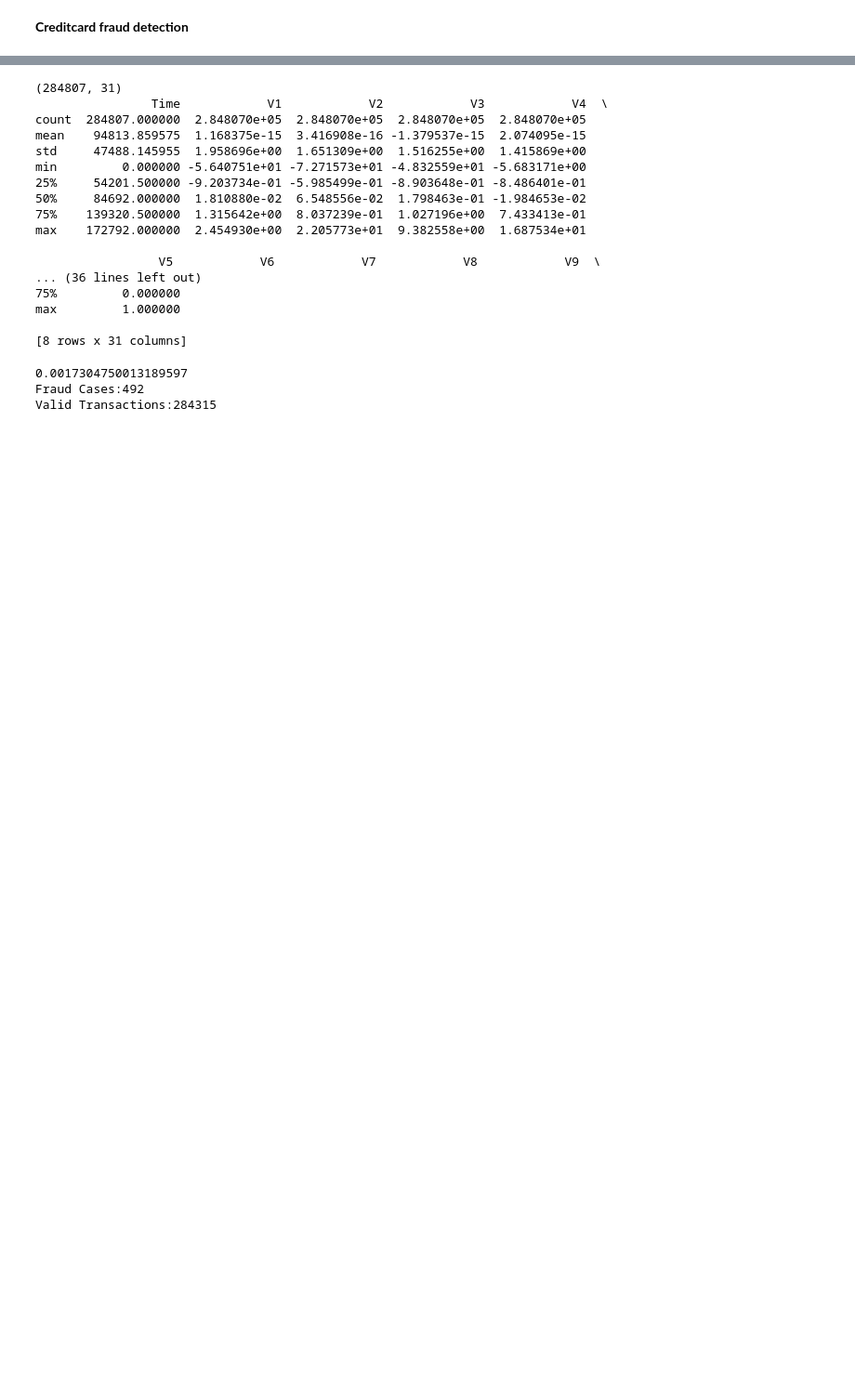
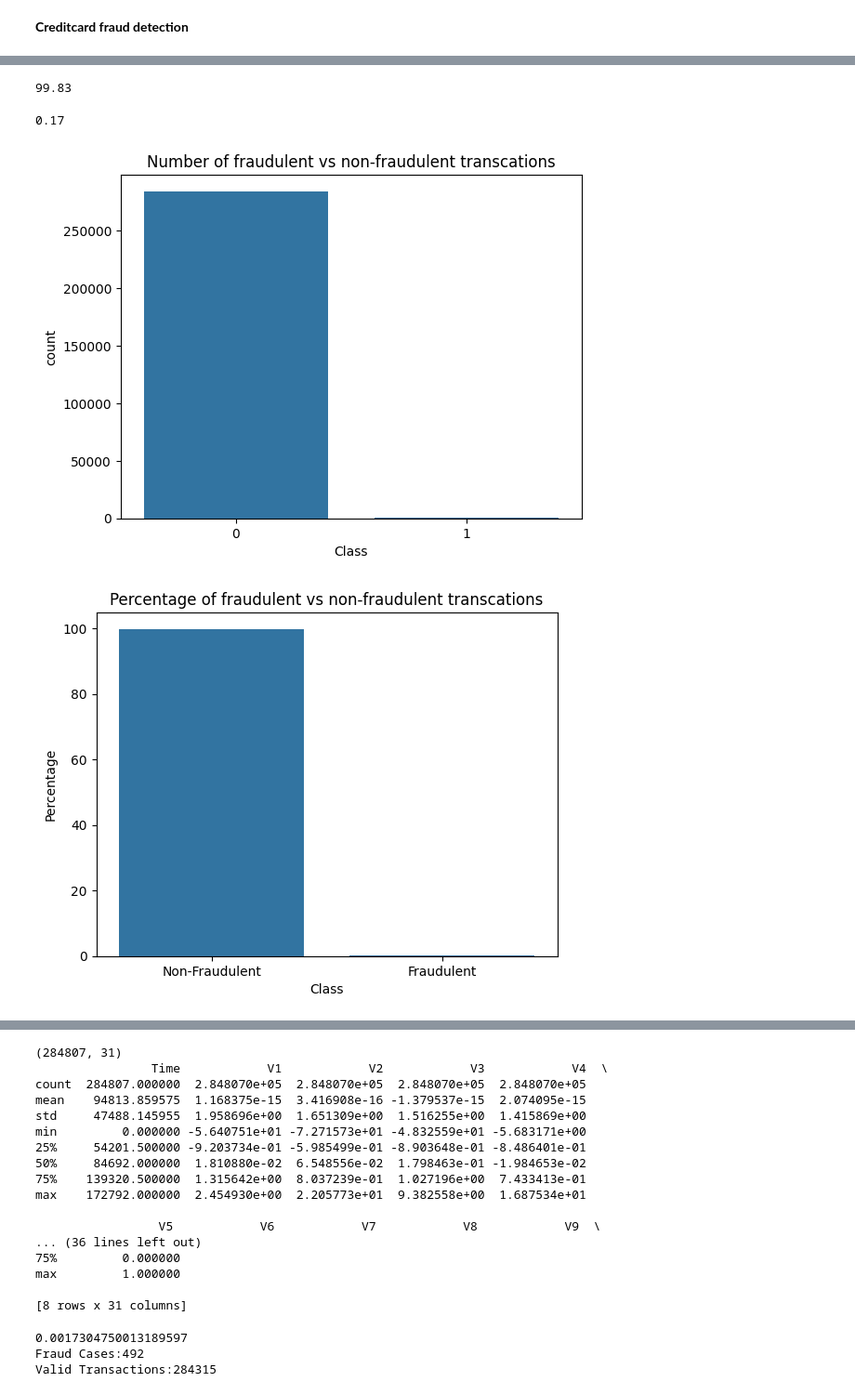
Before and after one commit to Malikshemi3344/datascienceproject, a Jupyter notebook: datascience_project.ipynb, the cells around one changed output, grey strips where cells are left out. Shown at 93% size. Saved outputs shown, nothing was run; the diff lists cells and outputs as text; code cells hidden in the pictures; blank space fills up the shorter version.

```diff
--- a/datascience_project.ipynb
+++ b/datascience_project.ipynb
@@ -25,10 +34,9 @@ from sklearn.metrics import accuracy_score
 # %%
-from os import path
-#download dataset and import the csv file uning pandas
+#download the dataset and import the csv file using pandas
 path = kagglehub.dataset_download("mlg-ulb/creditcardfraud")
-data = pd.read_csv(f"{path}/creditcard.csv")
-#print some data to analeyze
-print(data.head(1))
+data_frame = pd.read_csv(f"{path}/creditcard.csv")
+#print some data to analyze
+print(data_frame.head)
 # %% [output]
 Downloading from https://www.kaggle.com/api/v1/datasets/download/mlg-ulb/creditcardfraud?dataset_version_number=3...
 Extracting files...
@@ -44,0 +119,3 @@ Extracting files...
+# %%
+classes = data_frame['Class'].value_counts()
+classes
@@ -44,0 +128,24 @@ Extracting files...
+# %%
+valid_transactions_share =round((classes[0]/data_frame['Class'].count()*100),2)
+valid_transactions_share
+# %% [output]
+99.83
+# %%
+fraud_transactions_share = round((classes[1]/data_frame['Class'].count()*100),2)
+fraud_transactions_share
+# %% [output]
+0.17
+# %%
+# Bar plot for the number of fraudulent vs non-fraudulent transcations
+sns.countplot(x='Class', data=data_frame)
+plt.title('Number of fraudulent vs non-fraudulent transcations')
+plt.show()
+# Bar plot for the percentage of fraudulent vs non-fraudulent transcations
+fraud_cases_percentage= {'Class':['Non-Fraudulent', 'Fraudulent'], 'Percentage':[valid_transactions_share, fraud_transactions_share]}
+df_fraud_cases_percentage = pd.DataFrame(fraud_cases_percentage)
+sns.barplot(x='Class',y='Percentage', data=df_fraud_cases_percentage)
+plt.title('Percentage of fraudulent vs non-fraudulent transcations')
+plt.show()
+# %% [output]
+[figure, added]
+[figure, added]
```
Also changed, not shown: parts of 14 cells of this notebook.
